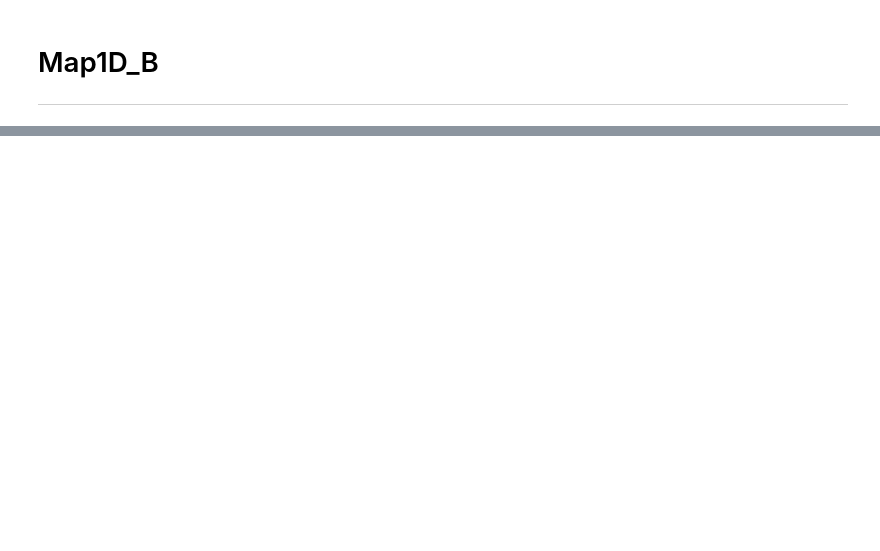
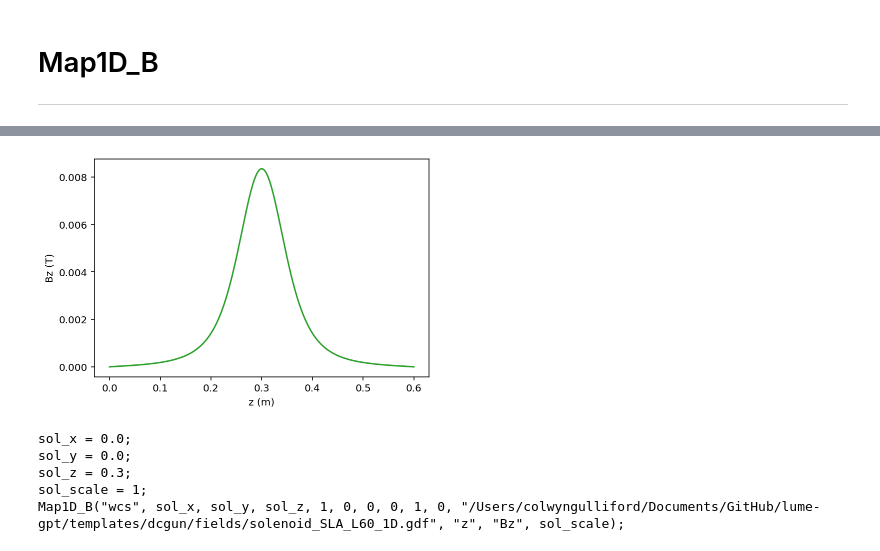
Before and after one commit to ColwynGulliford/lume-gpt, a Jupyter notebook: examples/elements/Map1D_B.ipynb, the cells around one changed output, grey strips where cells are left out. Cells and saved outputs as stored; diff of their text form; code cells hidden in the pictures; blank space fills up the shorter version.

```diff
--- a/examples/elements/Map1D_B.ipynb
+++ b/examples/elements/Map1D_B.ipynb
@@ -9,17 +9,20 @@ import matplotlib
 %matplotlib inline
 %config InlineBackend.figure_format = 'retina'
 
+import sys, os
+root = os.path.join(os.getcwd(), '../../')
+sys.path.append(root)
+
 import math
 import numpy as np
 # %% [markdown]
 # Map1D_B
 ---
 # %%
-from gpt.maps import Map1D_B
+from gpt.maps2 import Map1D_B
 from gpt.element import Lattice
 
-GDF_FILE = 'fields/transport_sole_map.gdf'
-
-sol = Map1D_B('sol', GDF_FILE, column_names={'z':'z', 'Bz':'Bz'})
-sol.plot_floor()
+SOL_FILE = os.path.join(root,'templates/dcgun/fields/solenoid_SLA_L60_1D.gdf');
+sol = Map1D_B('sol', SOL_FILE)
+?sol
 # %% [output]
@@ -26,0 +43,13 @@ sol.plot_floor()
+# %%
+sol.plot_field_profile()
+# %% [output]
+[figure, added]
+# %%
+for line in sol.gpt_lines():
+    print(line)
+# %% [output]
+sol_x = 0.0;
+sol_y = 0.0;
+sol_z = 0.3;
+sol_scale = 1;
+Map1D_B("wcs", sol_x, sol_y, sol_z, 1, 0, 0, 0, 1, 0, "/Users/colwyngulliford/Documents/GitHub/lume-gpt/templates/dcgun/fields/solenoid_SLA_L60_1D.gdf", "z", "Bz", sol_scale);
```
Also changed, not shown: parts of 2 cells of this notebook, 22 other files.
